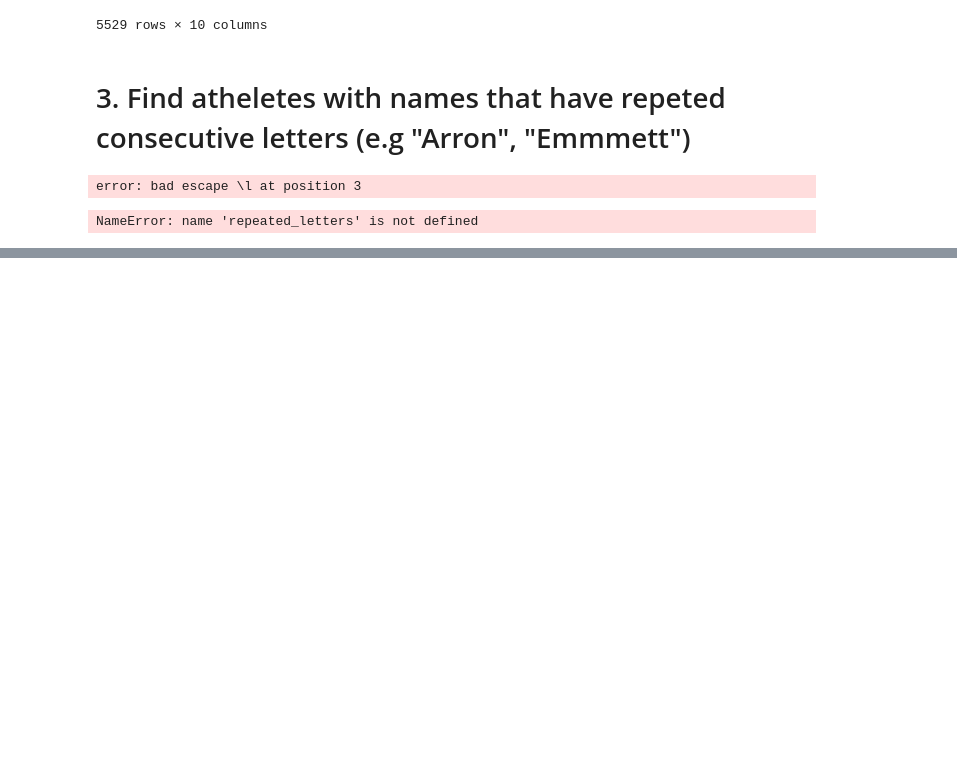
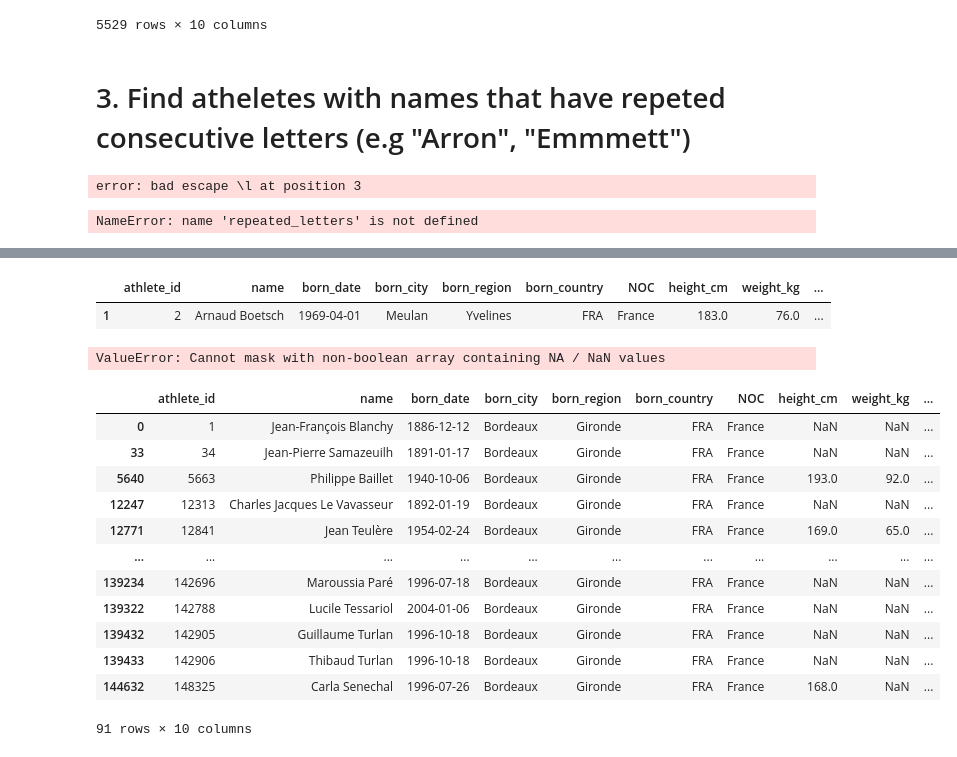
Before and after one commit to rohitsinghuid30/complete_pandas_tutorial, a Jupyter notebook: tutorial4.ipynb, the cells around one changed output, grey strips where cells are left out. Cells and saved outputs as stored; diff of their text form; code cells hidden in the pictures; blank space fills up the shorter version.

```diff
--- a/tutorial4.ipynb
+++ b/tutorial4.ipynb
@@ -266,0 +276,28 @@ NameError: name 'repeated_letters' is not defined
+# %%
+# filter name == Boetsch
+bios[bios["name"].str.contains("Boetsch")]
+# %% [output]
+|  | athlete_id | name | born_date | born_city | born_region | born_country | NOC | height_cm | weight_kg | ... |
+| 1 | 2 | Arnaud Boetsch | 1969-04-01 | Meulan | Yvelines | FRA | France | 183.0 | 76.0 | ... |
+# %%
+# Filter born_city == Bordeaux
+bios[bios["born_city"].str.contains("bordeaux")]
+# %% [output]
+ValueError: Cannot mask with non-boolean array containing NA / NaN values
+# %%
+# Filter born_city == Bordeaux
+bios[bios["born_city"].str.contains("bordeaux", na=False, case=False)]
+# %% [output]
+|  | athlete_id | name | born_date | born_city | born_region | born_country | NOC | height_cm | weight_kg | ... |
+| 0 | 1 | Jean-François Blanchy | 1886-12-12 | Bordeaux | Gironde | FRA | France | NaN | NaN | ... |
+| 33 | 34 | Jean-Pierre Samazeuilh | 1891-01-17 | Bordeaux | Gironde | FRA | France | NaN | NaN | ... |
+| 5640 | 5663 | Philippe Baillet | 1940-10-06 | Bordeaux | Gironde | FRA | France | 193.0 | 92.0 | ... |
+| 12247 | 12313 | Charles Jacques Le Vavasseur | 1892-01-19 | Bordeaux | Gironde | FRA | France | NaN | NaN | ... |
+| 12771 | 12841 | Jean Teulère | 1954-02-24 | Bordeaux | Gironde | FRA | France | 169.0 | 65.0 | ... |
+| ... | ... | ... | ... | ... | ... | ... | ... | ... | ... | ... |
+| 139234 | 142696 | Maroussia Paré | 1996-07-18 | Bordeaux | Gironde | FRA | France | NaN | NaN | ... |
+| 139322 | 142788 | Lucile Tessariol | 2004-01-06 | Bordeaux | Gironde | FRA | France | NaN | NaN | ... |
+| 139432 | 142905 | Guillaume Turlan | 1996-10-18 | Bordeaux | Gironde | FRA | France | NaN | NaN | ... |
+| 139433 | 142906 | Thibaud Turlan | 1996-10-18 | Bordeaux | Gironde | FRA | France | NaN | NaN | ... |
+| 144632 | 148325 | Carla Senechal | 1996-07-26 | Bordeaux | Gironde | FRA | France | 168.0 | NaN | ... |
+91 rows × 10 columns
```
Also changed, not shown: parts of 13 cells of this notebook.
